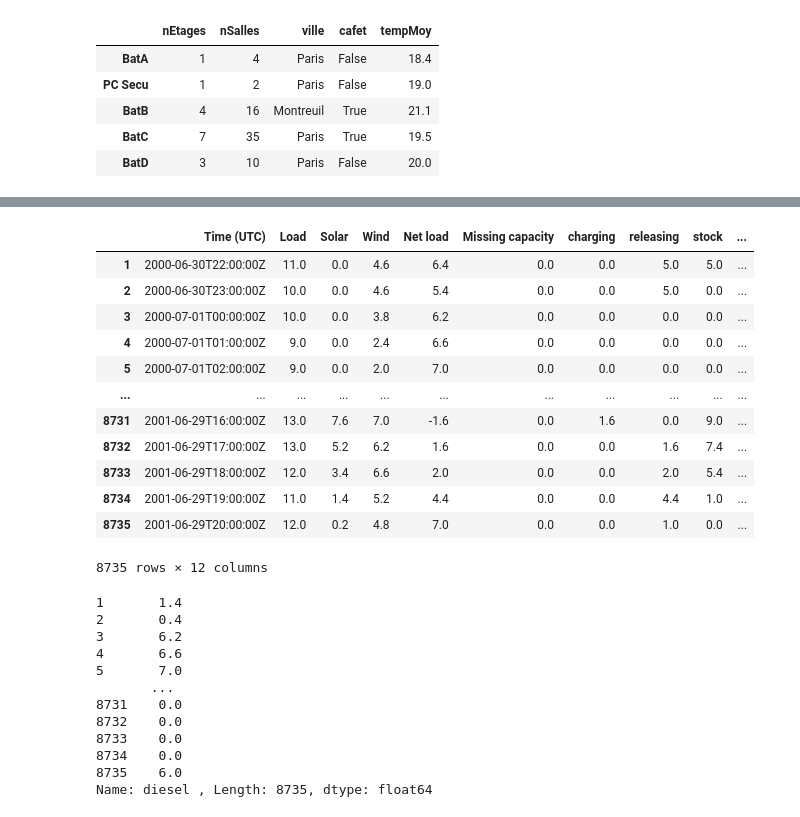
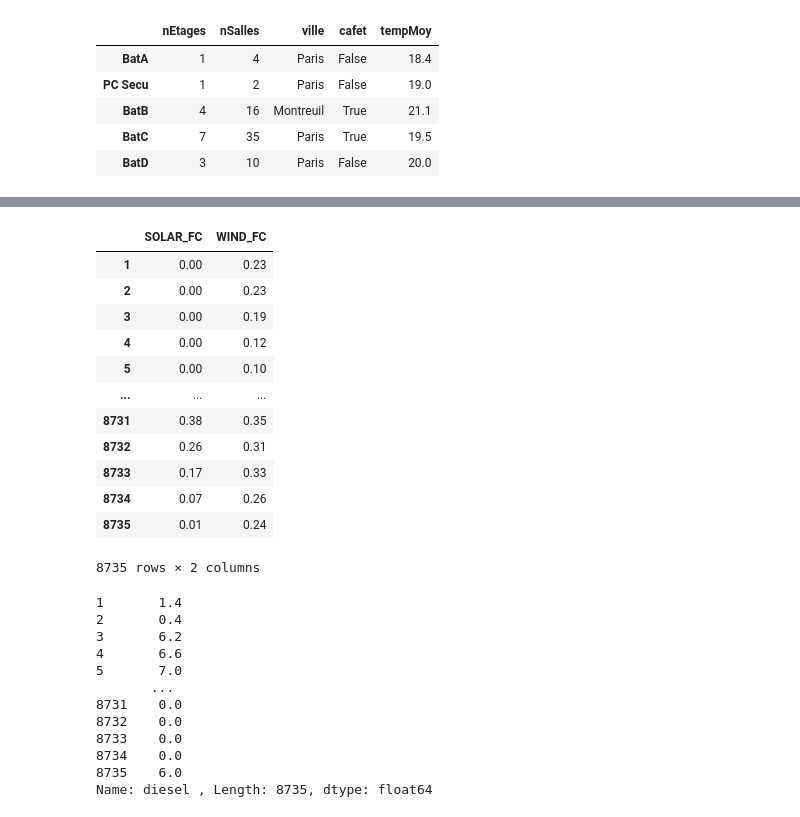
Before and after one commit to cledat/Projet-EA314, a Jupyter notebook: Test Panda Excel.ipynb, the cells around one changed output, grey strips where cells are left out. Cells and saved outputs as stored; diff of their text form; code cells hidden in the pictures.

```diff
--- a/Test Panda Excel.ipynb
+++ b/Test Panda Excel.ipynb
@@ -34,22 +34,25 @@ NameError: name 'data' is not defined
 # %%
 catExcel = pd.read_excel('./EA314_project_isolated-system.xlsx',header=2,sheet_name='Case 1',usecols='E:P')
+climate_data = pd.read_excel('./EA314_project_isolated-system.xlsx',header=2,sheet_name='Case 1',usecols='T:U')
 data = catExcel[1:-1]
+climate = climate_data[1:-1]
 #    data.iloc[:,1:-1]
-data
+climate
+#data
 # %% [output]
-|  | Time (UTC) | Load | Solar | Wind | Net load | Missing capacity | charging | releasing | stock | ... |
-| 1 | 2000-06-30T22:00:00Z | 11.0 | 0.0 | 4.6 | 6.4 | 0.0 | 0.0 | 5.0 | 5.0 | ... |
-| 2 | 2000-06-30T23:00:00Z | 10.0 | 0.0 | 4.6 | 5.4 | 0.0 | 0.0 | 5.0 | 0.0 | ... |
-| 3 | 2000-07-01T00:00:00Z | 10.0 | 0.0 | 3.8 | 6.2 | 0.0 | 0.0 | 0.0 | 0.0 | ... |
-| 4 | 2000-07-01T01:00:00Z | 9.0 | 0.0 | 2.4 | 6.6 | 0.0 | 0.0 | 0.0 | 0.0 | ... |
-| 5 | 2000-07-01T02:00:00Z | 9.0 | 0.0 | 2.0 | 7.0 | 0.0 | 0.0 | 0.0 | 0.0 | ... |
-| ... | ... | ... | ... | ... | ... | ... | ... | ... | ... | ... |
-| 8731 | 2001-06-29T16:00:00Z | 13.0 | 7.6 | 7.0 | -1.6 | 0.0 | 1.6 | 0.0 | 9.0 | ... |
-| 8732 | 2001-06-29T17:00:00Z | 13.0 | 5.2 | 6.2 | 1.6 | 0.0 | 0.0 | 1.6 | 7.4 | ... |
-| 8733 | 2001-06-29T18:00:00Z | 12.0 | 3.4 | 6.6 | 2.0 | 0.0 | 0.0 | 2.0 | 5.4 | ... |
-| 8734 | 2001-06-29T19:00:00Z | 11.0 | 1.4 | 5.2 | 4.4 | 0.0 | 0.0 | 4.4 | 1.0 | ... |
-| 8735 | 2001-06-29T20:00:00Z | 12.0 | 0.2 | 4.8 | 7.0 | 0.0 | 0.0 | 1.0 | 0.0 | ... |
+|  | SOLAR_FC | WIND_FC |
+| 1 | 0.00 | 0.23 |
+| 2 | 0.00 | 0.23 |
+| 3 | 0.00 | 0.19 |
+| 4 | 0.00 | 0.12 |
+| 5 | 0.00 | 0.10 |
+| ... | ... | ... |
+| 8731 | 0.38 | 0.35 |
+| 8732 | 0.26 | 0.31 |
+| 8733 | 0.17 | 0.33 |
+| 8734 | 0.07 | 0.26 |
+| 8735 | 0.01 | 0.24 |
-8735 rows × 12 columns
+8735 rows × 2 columns
 # %%
 data['diesel ']
 # %% [output]
```
Also changed, not shown: parts of 14 cells of this notebook, 1 other file.
